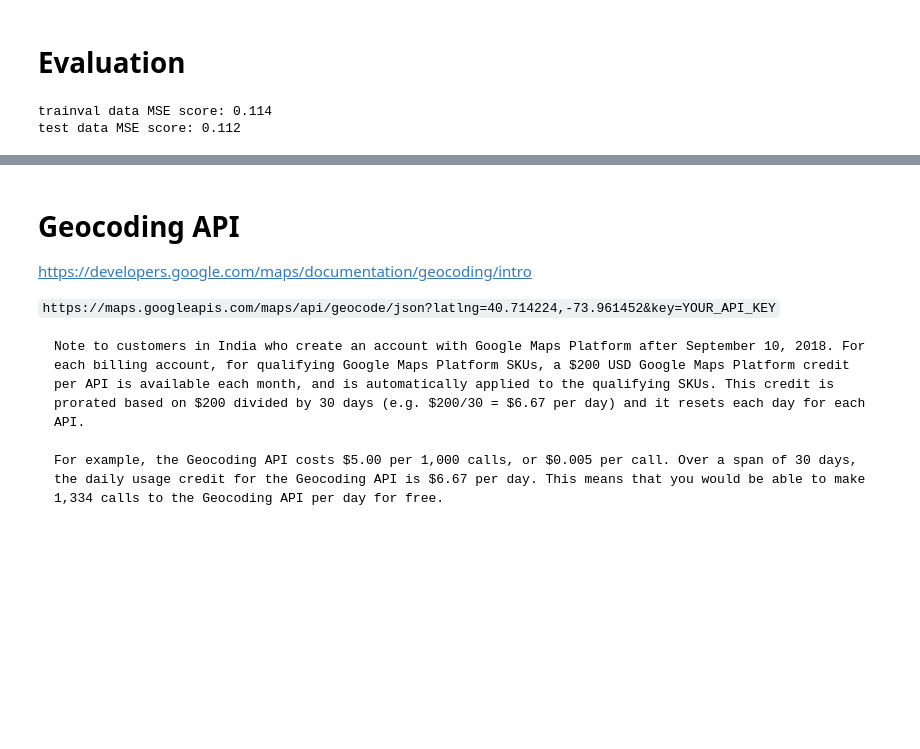
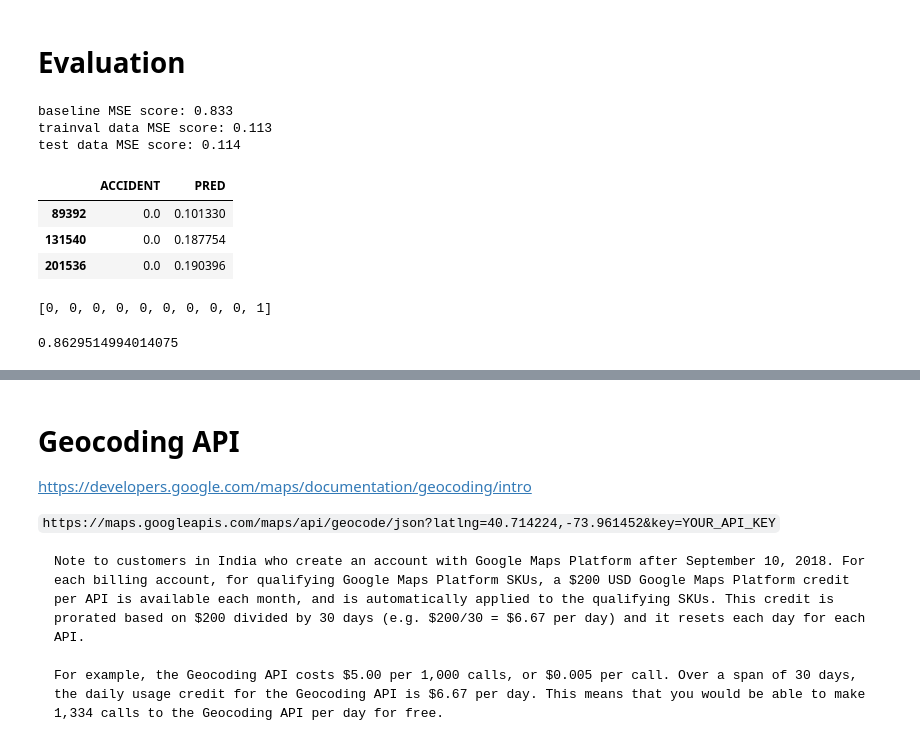
Before and after one commit to Build-Week-Safe-Routes/Data-Science, a Jupyter notebook: notebooks/nov05_eda2017_20190824.ipynb, the cells around one changed output, grey strips where cells are left out. Cells and saved outputs as stored; diff of their text form; code cells hidden in the pictures; blank space fills up the shorter version.

```diff
--- a/notebooks/nov05_eda2017_20190824.ipynb
+++ b/notebooks/nov05_eda2017_20190824.ipynb
@@ -380,6 +387,6 @@ print(data.shape)
 # %%
-X = data.drop(['ACCIDENT'], axis=1)
-y = data['ACCIDENT']
+X = alldata.drop(['ACCIDENT'], axis=1)
+y = alldata['ACCIDENT']
 X_trainval, X_test, y_trainval, y_test = \
     train_test_split(X, y, stratify=y, test_size=0.2)
 print(y_trainval.value_counts(normalize=True))
@@ -454,6 +461,10 @@ pipeline.fit(X_trainval, y_trainval);
 # %% [markdown]
 # Evaluation
 # %%
+pred_data = [data['ACCIDENT'].mean()] * len(data)
+mse = mean_squared_error(alldata['ACCIDENT'], pred_data)
+print("baseline MSE score: %.3f" % mse)
+
 pred_trainval = pipeline.predict(X_trainval)
 mse = mean_squared_error(y_trainval, pred_trainval)
 print("trainval data MSE score: %.3f" % mse)
@@ -462,5 +473,23 @@ pred_test = pipeline.predict(X_test)
 mse = mean_squared_error(y_test, pred_test)
 print("test data MSE score: %.3f" % mse)
 # %% [output]
-trainval data MSE score: 0.114
-test data MSE score: 0.112
+baseline MSE score: 0.833
+trainval data MSE score: 0.113
+test data MSE score: 0.114
+# %%
+pred_data = pipeline.predict(alldata.drop('ACCIDENT', axis=1))
+df_pred = pd.DataFrame([alldata['ACCIDENT'], pred_data]).T
+df_pred.columns = ['ACCIDENT', 'PRED']
+df_pred.sample(3)
+# %% [output]
+|  | ACCIDENT | PRED |
+| 89392 | 0.0 | 0.101330 |
+| 131540 | 0.0 | 0.187754 |
+| 201536 | 0.0 | 0.190396 |
+# %%
+pred_class = [1 if p>=0.5 else 0 for p in pred_data]
+print(pred_class[:10])
+(df_pred['ACCIDENT']==pred_class).sum() / len(df_pred)
+# %% [output]
+[0, 0, 0, 0, 0, 0, 0, 0, 0, 1]
+0.8629514994014075
```
Also changed, not shown: parts of 18 cells of this notebook.
